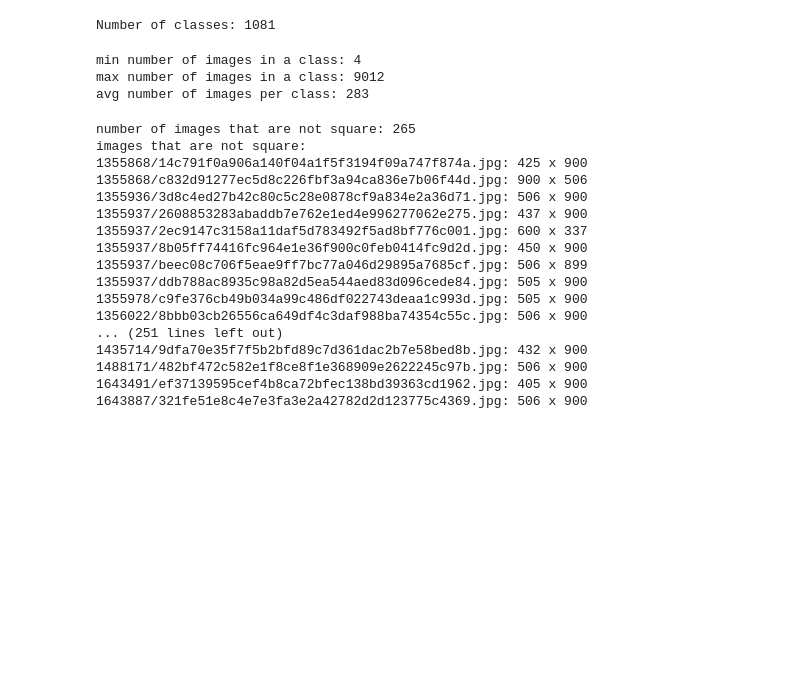
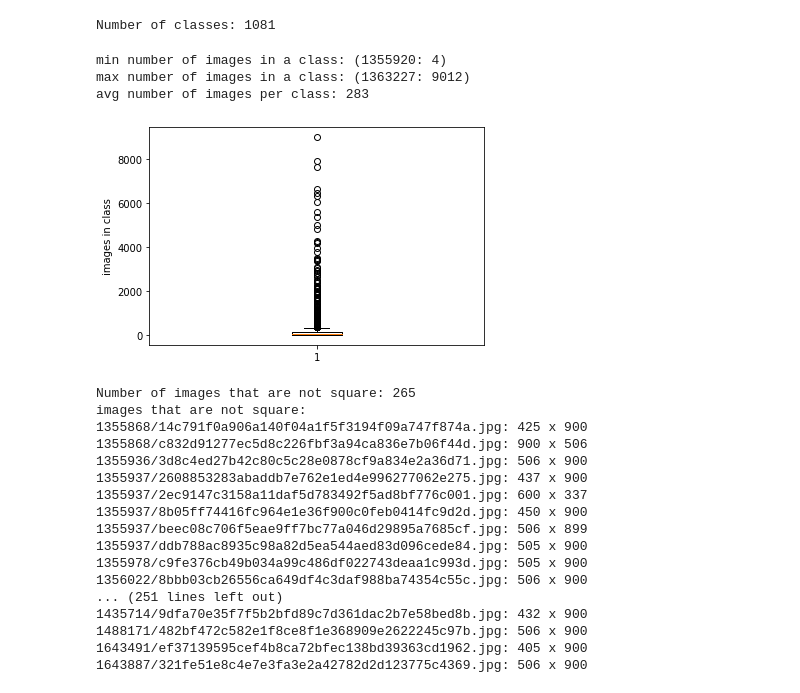
Before and after one commit to joh-fischer/PlantLDM, a Jupyter notebook: scripts/Data Statistics.ipynb, the cells around one changed output. Cells and saved outputs as stored; diff of their text form; code cells hidden in the pictures; blank space fills up the shorter version.

```diff
--- a/scripts/Data Statistics.ipynb
+++ b/scripts/Data Statistics.ipynb
@@ -49,20 +49,28 @@ print(f"Number of classes: {len(classes)}")
 Number of classes: 1081
 # %%
 # number of images per class
-#for cls in classes.keys():
-#    print(len(classes[cls]))
 
-n_images_per_class = [len(classes[idx]) for idx in classes.keys()]
-min_images = min(n_images_per_class)
-max_images = max(n_images_per_class)
-avg_images = sum(n_images_per_class) / len(classes)
+n_images_per_class = dict()
+for cls in classes.keys():
+    n_images_per_class[cls] = len(classes[cls])
 
-print(f"min number of images in a class: {min_images}")
-print(f"max number of images in a class: {max_images}")
+min_images_class = min(n_images_per_class, key=n_images_per_class.get)
+min_images = n_images_per_class[min_images_class]
+
+max_images_class = max(n_images_per_class, key=n_images_per_class.get)
+max_images = n_images_per_class[max_images_class]
+
+avg_images = sum(n_images_per_class.values()) / len(classes)
+
+print(f"min number of images in a class: ({min_images_class}: {min_images})")
+print(f"max number of images in a class: ({max_images_class}: {max_images})")
 print(f"avg number of images per class: {int(avg_images)}")
 
-#plt.bar(classes.keys(), [len(classes[idx]) for idx in classes.keys()])
+plt.boxplot(n_images_per_class.values())
+plt.ylabel("images in class")
+plt.show()
 # %% [output]
-min number of images in a class: 4
-max number of images in a class: 9012
+min number of images in a class: (1355920: 4)
+max number of images in a class: (1363227: 9012)
 avg number of images per class: 283
+[figure, added]
@@ -83,7 +89,7 @@ print("images that are not square:")
 for key in not_square.keys():
     print(f"{key}: {not_square[key][0]} x {not_square[key][1]}")
 # %% [output]
-number of images that are not square: 265
+Number of images that are not square: 265
 images that are not square:
 1355868/14c791f0a906a140f04a1f5f3194f09a747f874a.jpg: 425 x 900
 1355868/c832d91277ec5d8c226fbf3a94ca836e7b06f44d.jpg: 900 x 506
```
Also changed, not shown: parts of 2 cells of this notebook.
